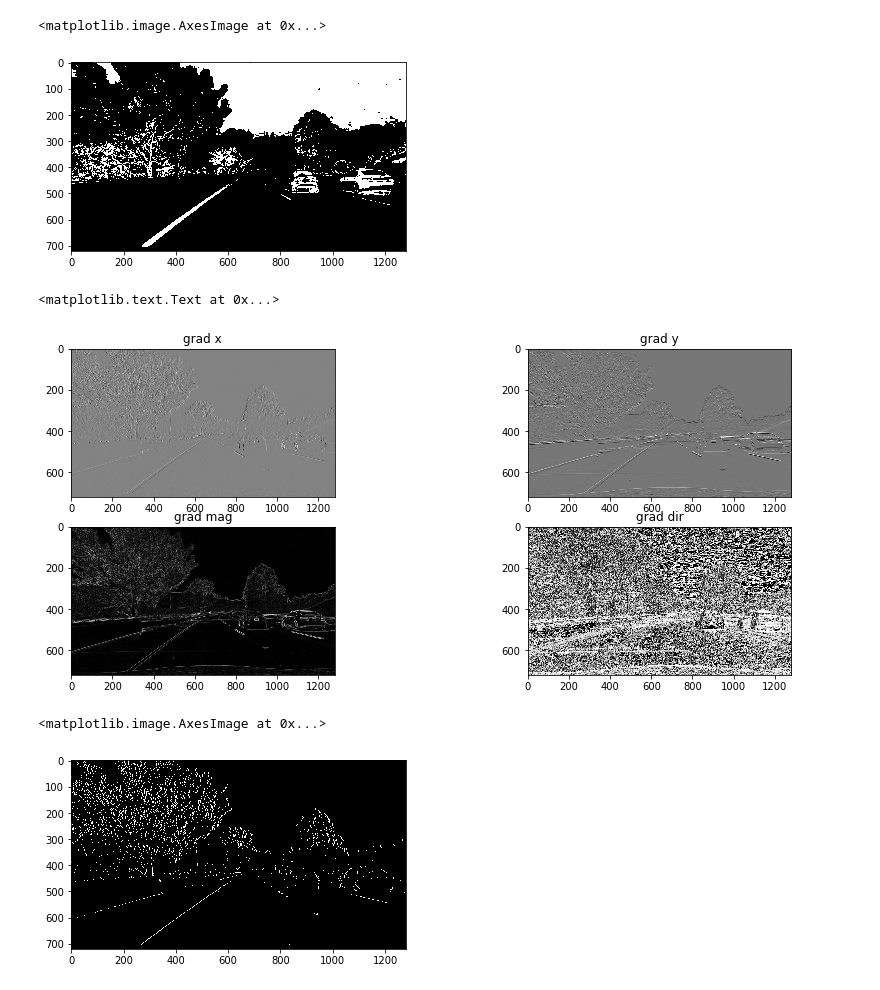
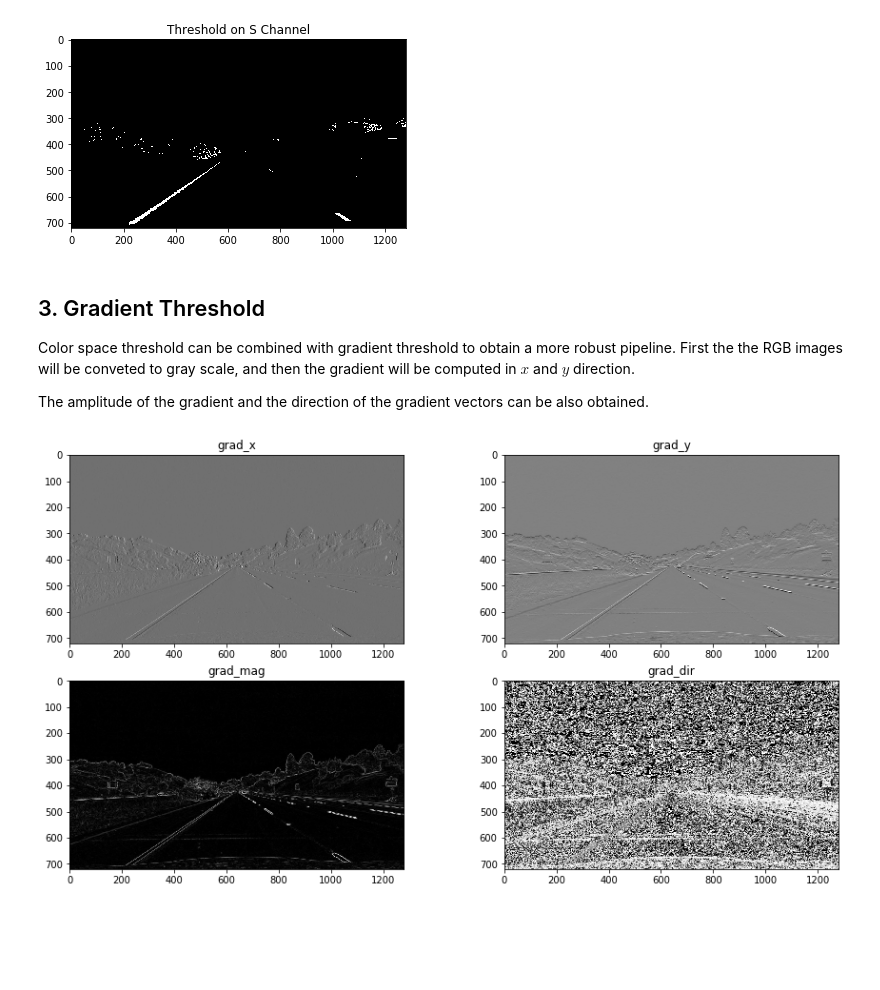
Before and after one commit to Aral-Sarrafi/Advanced_Lane_Finding, a Jupyter notebook: Advanced_Lane_Finding.ipynb, the cells around one changed output. Drawn from its saved outputs; the diff is of its cells as text; code cells hidden in the pictures; blank space fills up the shorter version.

```diff
--- a/Advanced_Lane_Finding.ipynb
+++ b/Advanced_Lane_Finding.ipynb
@@ -51,7 +75,7 @@ axs[1].set_title('original image')
 test_images_file = "test_images/"
 test_images = os.listdir(test_images_file)
 
-image_name = test_images_file + test_images[7]
+image_name = test_images_file + test_images[0]
 image = cv2.imread(image_name)
 image = cv2.cvtColor(image, cv2.COLOR_BGR2RGB)
 # %%
@@ -94,15 +126,24 @@ axs[2].set_title('S Channel')
 # %%
-# Threshold the S channel
-thresh = (100, 255)
+# Threshold the S channel. The threshold values should be tuned carefully.
+thresh = (150, 255)
 S_binary = np.zeros_like(S_channel)
 S_binary[(S_channel>thresh[0]) & (S_channel<=thresh[1])] = 1
 
+fig = plt.figure()
 plt.imshow(S_binary, cmap = 'gray')
+plt.title('Threshold on S Channel')
+
+fig.savefig("output_images/threshold_S.jpg", bbox_inches = 'tight')
 # %% [output]
-<matplotlib.image.AxesImage at 0x...>
-[figure, old version]
+[figure, new version]
+# %% [markdown]
+## 3. Gradient Threshold
+
+Color space threshold can be combined with gradient threshold to obtain a more robust pipeline. First the the RGB images will be conveted to gray scale, and then the gradient will be computed in $x$ and $y$ direction.
+
+The amplitude of the gradient and the direction of the gradient vectors can be also obtained.
 # %%
-# Gradiend Threshold
+# Gradiend
 gray_img = cv2.cvtColor(undist_image, cv2.COLOR_BGR2GRAY)
 
 grad_x = cv2.Sobel(gray_img, cv2.CV_64F, 1, 0)
@@ -111,31 +152,22 @@ grad_y = cv2.Sobel(gray_img, cv2.CV_64F, 0, 1)
 grad_mag = np.sqrt(grad_x**2 + grad_y**2)
 grad_dir = np.arctan2(np.abs(grad_y),np.abs(grad_x))
 
-fig, axs = plt.subplots(2,2, figsize = (15,6))
+fig, axs = plt.subplots(2,2, figsize = (15,8))
 axs = axs.ravel()
 
 axs[0].imshow(grad_x, cmap = 'gray')
-axs[0]. set_title("grad x")
+axs[0]. set_title("grad_x")
 
 axs[1].imshow(grad_y, cmap = 'gray')
-axs[1]. set_title("grad y")
+axs[1]. set_title("grad_y")
 
 
 axs[2].imshow(grad_mag, cmap = 'gray')
-axs[2]. set_title("grad mag")
+axs[2]. set_title("grad_mag")
 
 axs[3].imshow(grad_dir, cmap = 'gray')
-axs[3]. set_title("grad dir")
+axs[3]. set_title("grad_dir")
+
+fig.savefig("output_images/gradient.jpg", bbox_inches = 'tight')
 # %% [output]
-<matplotlib.text.Text at 0x...>
-[figure, old version]
+[figure, new version]
-# %%
-# Threshold the grad x
-thresh = (90, 255)
-binary_gradx = np.zeros_like(grad_x)
-binary_gradx[(grad_x>= thresh[0]) & (grad_x<= thresh[1])] = 1
-
-plt.imshow(binary_gradx, cmap= 'gray')
-# %% [output]
-<matplotlib.image.AxesImage at 0x...>
-[figure, removed]
```
Also changed, not shown: parts of 35 cells of this notebook, 2 other files.
